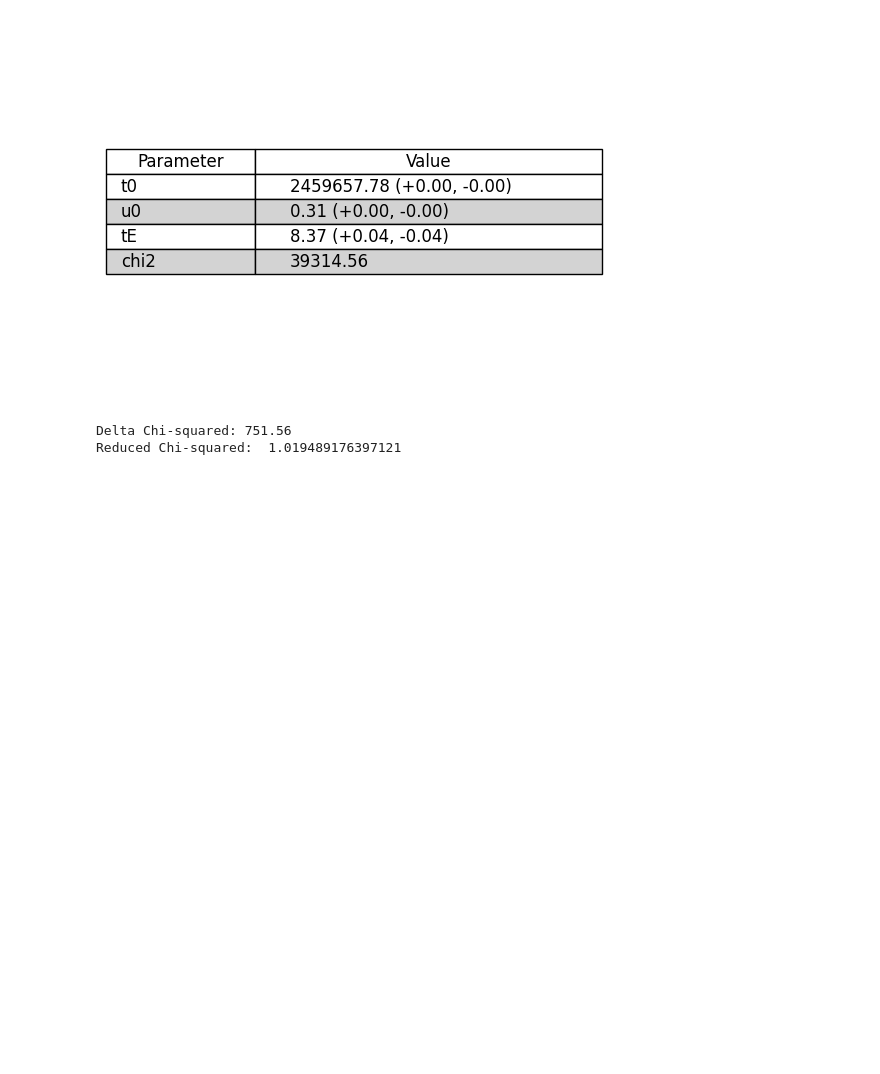
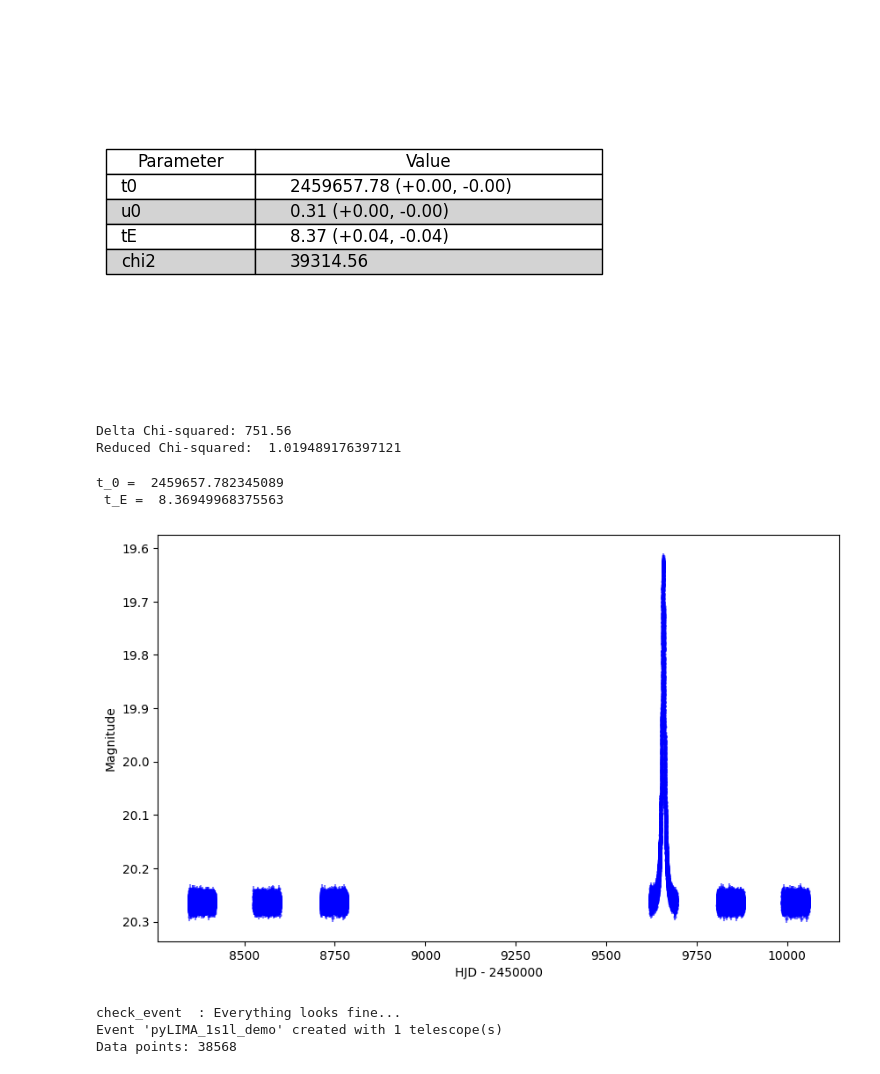
Before and after one commit to marottiluc/Single_Lens_Fitting_LM, a Jupyter notebook: pylima_demo.ipynb, the cells around one changed output. Cells and saved outputs as stored; diff of their text form; code cells hidden in the pictures; blank space fills up the shorter version.

```diff
--- a/pylima_demo.ipynb
+++ b/pylima_demo.ipynb
@@ -156,3 +153,52 @@ print("Reduced Chi-squared: ", my_fit.fit_results['chi2'] / (len(Roman_data['tim
 # %% [output]
 Delta Chi-squared: 751.56
 Reduced Chi-squared:  1.019489176397121
+# %%
+t_0 =  my_fit.fit_results['best_model'][0]
+t_E = my_fit.fit_results['best_model'][2]
+print("t_0 = ",t_0, "\n t_E = ", t_E)
+# %% [output]
+t_0 =  2459657.782345089
+ t_E =  8.36949968375563
+# %%
+
+#crop data to t_0 - 3*t_E to t_0 + 3*t_E
+Roman_data_cropped = Roman_data[(Roman_data['time'] >= t_0 - 5*t_E) & (Roman_data['time'] <= t_0 + 5*t_E)]
+#Plot the light curve with error bars
+plt.figure(figsize=(10, 6))
+plt.errorbar(Roman_data['time'] - 2450000, Roman_data['mag'], yerr=Roman_data['err_mag'], fmt='o', c='blue', alpha=0.5, markersize=2.0)
+plt.xlabel('HJD - 2450000')
+plt.ylabel('Magnitude')
+#invert the y-axis
+plt.gca().invert_yaxis()
+plt.show()
+# %% [output]
+[figure, added]
+# %%
+# Create telescope object
+lightcurve_data_cropped = np.column_stack(
+    [
+        Roman_data_cropped['time'],
+        Roman_data_cropped['mag'],
+        Roman_data_cropped['err_mag']
+        ]
+    )
+Roman_W149 = telescopes.Telescope(
+    name='Roman_W149',
+    camera_filter='H',
+    lightcurve=lightcurve_data_cropped.astype(float),
+    lightcurve_names=['time', 'mag', 'err_mag'],
+    lightcurve_units=['HJD', 'mag', 'mag']
+)
+# Set survey telescope (for alignment)
+Roman_event.find_survey('Roman')
+
+# Check event setup
+Roman_event.check_event()
+data_points = len(Roman_event.telescopes[0].lightcurve)
+print(f"Event '{Roman_event.name}' created with {len(Roman_event.telescopes)} telescope(s)")
+print(f"Data points: {data_points}")
+# %% [output]
+check_event  : Everything looks fine...
+Event 'pyLIMA_1s1l_demo' created with 1 telescope(s)
+Data points: 38568
```
Also changed, not shown: parts of 3 cells of this notebook.
